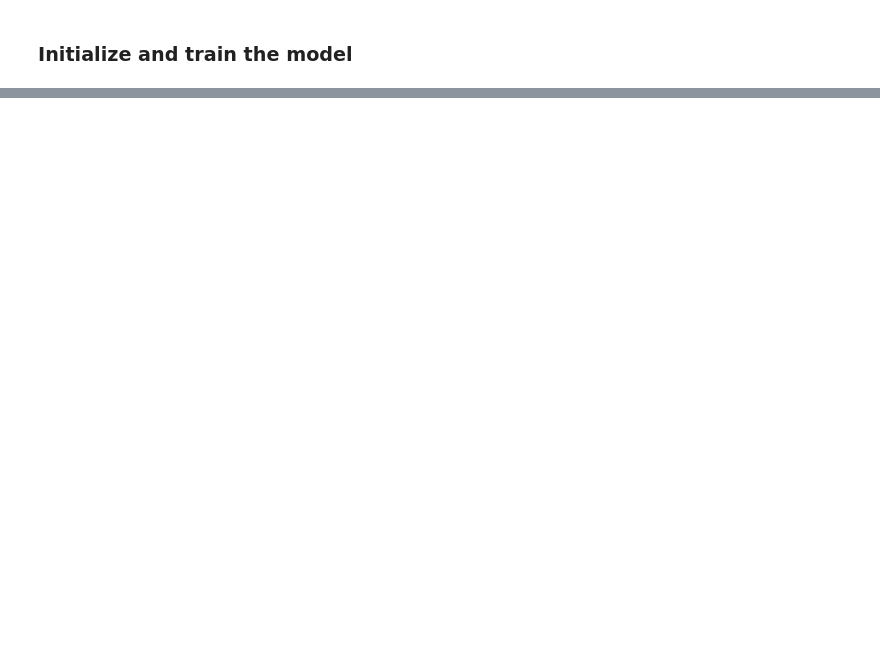
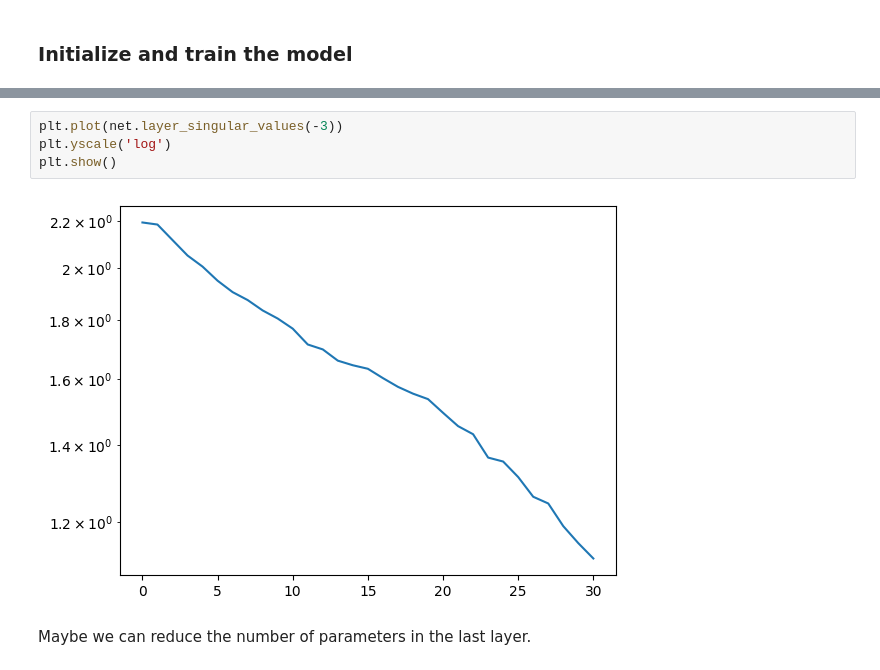
Before and after one commit to cdagher/MatMul, a Jupyter notebook: matmul/test.ipynb, the cells around one changed output, grey strips where cells are left out. Saved outputs shown, nothing was run; the diff lists cells and outputs as text; blank space fills up the shorter version.

```diff
--- a/matmul/test.ipynb
+++ b/matmul/test.ipynb
@@ -119,0 +261,8 @@ Step 3999, Loss: 7.3215034295665e-13
+# %%
+plt.plot(net.layer_singular_values(-3))
+plt.yscale('log')
+plt.show()
+# %% [output]
+[figure, added]
+# %% [markdown]
+Maybe we can reduce the number of parameters in the last layer.
```
Also changed, not shown: parts of 17 cells of this notebook.
